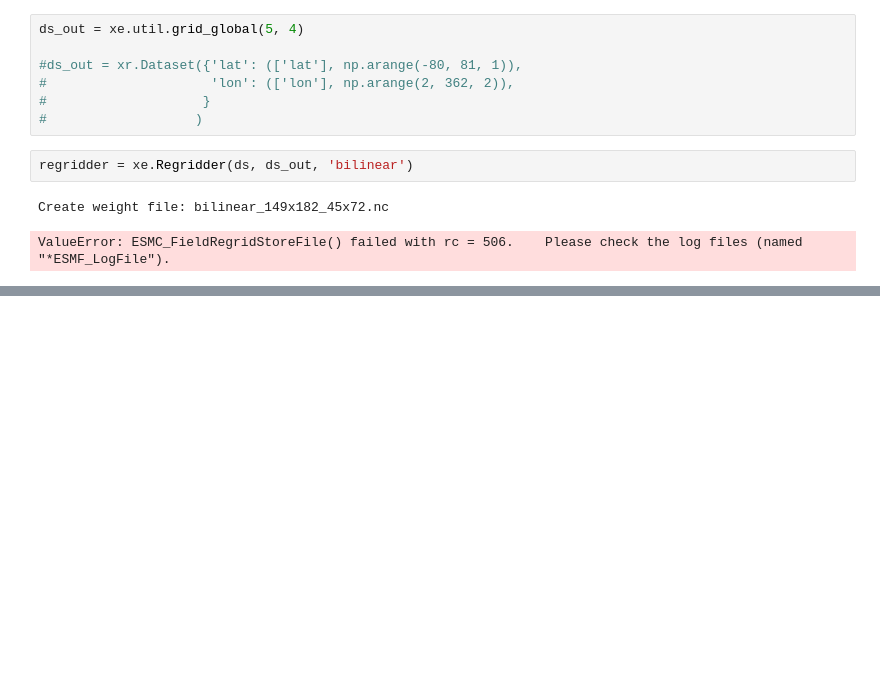
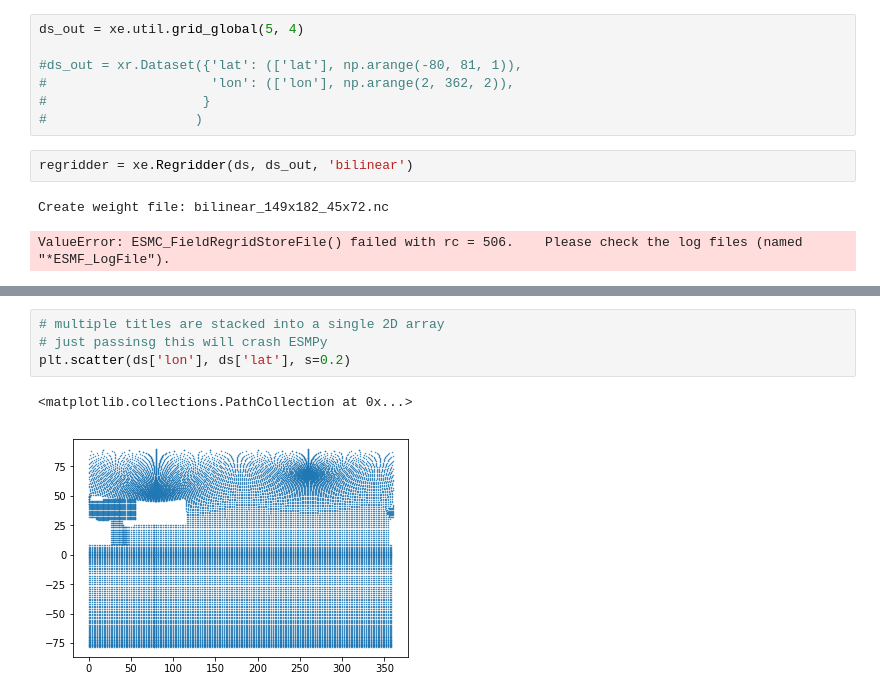
Before and after one commit to DamienIrving/ocean-analysis, a Jupyter notebook: development/xESMF_test.ipynb, the cells around one changed output, grey strips where cells are left out. Drawn from its saved outputs; the diff is of its cells as text; blank space fills up the shorter version.

```diff
--- a/development/xESMF_test.ipynb
+++ b/development/xESMF_test.ipynb
@@ -50,0 +78,7 @@ ValueError: ESMC_FieldRegridStoreFile() failed with rc = 506.    Please check th
+# %%
+# multiple titles are stacked into a single 2D array
+# just passinsg this will crash ESMPy
+plt.scatter(ds['lon'], ds['lat'], s=0.2)
+# %% [output]
+<matplotlib.collections.PathCollection at 0x...>
+[figure, added]
```
Also changed, not shown: parts of 21 cells of this notebook.
